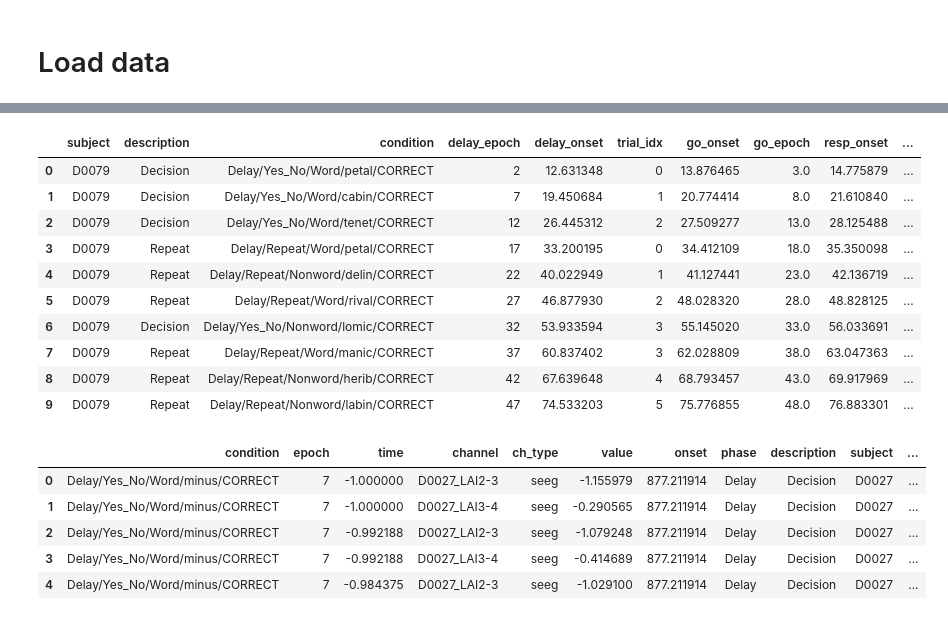
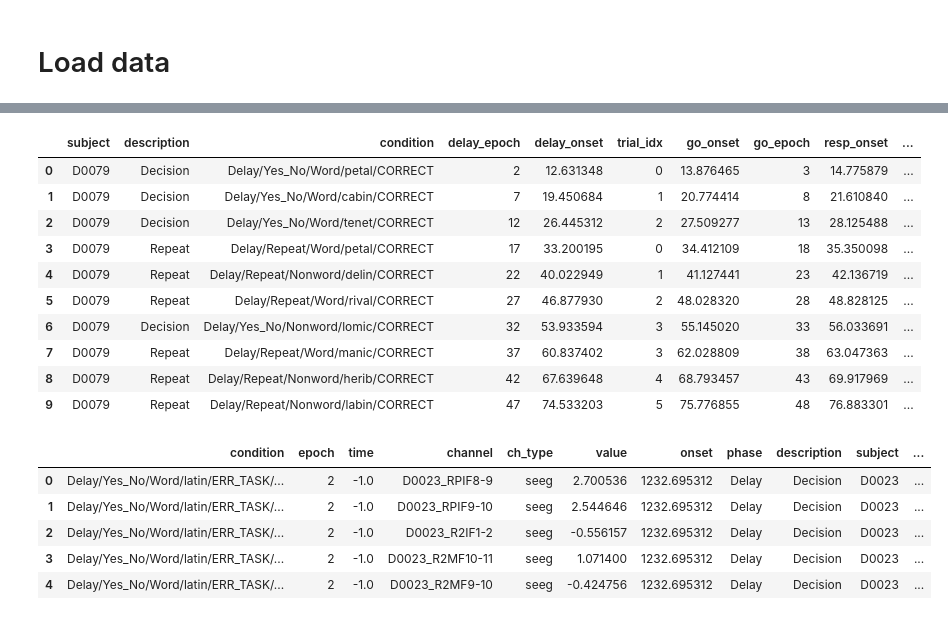
Before and after one commit to shinanlin/insula, a Jupyter notebook: notebooks/RT.ipynb, the cells around one changed output, grey strips where cells are left out. Saved outputs shown, nothing was run; the diff lists cells and outputs as text; code cells hidden in the pictures.

```diff
--- a/notebooks/RT.ipynb
+++ b/notebooks/RT.ipynb
@@ -192,13 +192,17 @@ PIC electrode count: 180416
 bids_root = '/cwork/ns458/BIDS-1.0_LexicalDecRepDelay/BIDS/'
 # %%
 # load label array
+mne.set_log_level('WARNING')
 phases = ['Delay', 'Go', 'Response']
 conditions = ['Decision','Repeat']
 
 epos = []
 
 subset = HGAs[
-    (HGAs.roi.isin(['AIC']))
+    (HGAs.roi.isin(['PIC','AIC','STG','SMC','dACC',
+                    'ITG','SMG','MTG','IFG','SFG',
+                    'MFG','STS','AG','SPL','IPL',
+                    'HG']))
     &(HGAs.task=='LexicalDelay')
 ]
 
@@ -409,48 +297,53 @@ trials['rt'] = trials['resp_onset'] - trials['go_onset']
 trials.head(10)
 # %% [output]
 |  | subject | description | condition | delay_epoch | delay_onset | trial_idx | go_onset | go_epoch | resp_onset | ... |
-| 0 | D0079 | Decision | Delay/Yes_No/Word/petal/CORRECT | 2 | 12.631348 | 0 | 13.876465 | 3.0 | 14.775879 | ... |
-| 1 | D0079 | Decision | Delay/Yes_No/Word/cabin/CORRECT | 7 | 19.450684 | 1 | 20.774414 | 8.0 | 21.610840 | ... |
-| 2 | D0079 | Decision | Delay/Yes_No/Word/tenet/CORRECT | 12 | 26.445312 | 2 | 27.509277 | 13.0 | 28.125488 | ... |
-| 3 | D0079 | Repeat | Delay/Repeat/Word/petal/CORRECT | 17 | 33.200195 | 0 | 34.412109 | 18.0 | 35.350098 | ... |
-| 4 | D0079 | Repeat | Delay/Repeat/Nonword/delin/CORRECT | 22 | 40.022949 | 1 | 41.127441 | 23.0 | 42.136719 | ... |
-| 5 | D0079 | Repeat | Delay/Repeat/Word/rival/CORRECT | 27 | 46.877930 | 2 | 48.028320 | 28.0 | 48.828125 | ... |
-| 6 | D0079 | Decision | Delay/Yes_No/Nonword/lomic/CORRECT | 32 | 53.933594 | 3 | 55.145020 | 33.0 | 56.033691 | ... |
-| 7 | D0079 | Repeat | Delay/Repeat/Word/manic/CORRECT | 37 | 60.837402 | 3 | 62.028809 | 38.0 | 63.047363 | ... |
-| 8 | D0079 | Repeat | Delay/Repeat/Nonword/herib/CORRECT | 42 | 67.639648 | 4 | 68.793457 | 43.0 | 69.917969 | ... |
-| 9 | D0079 | Repeat | Delay/Repeat/Nonword/labin/CORRECT | 47 | 74.533203 | 5 | 75.776855 | 48.0 | 76.883301 | ... |
+| 0 | D0079 | Decision | Delay/Yes_No/Word/petal/CORRECT | 2 | 12.631348 | 0 | 13.876465 | 3 | 14.775879 | ... |
+| 1 | D0079 | Decision | Delay/Yes_No/Word/cabin/CORRECT | 7 | 19.450684 | 1 | 20.774414 | 8 | 21.610840 | ... |
+| 2 | D0079 | Decision | Delay/Yes_No/Word/tenet/CORRECT | 12 | 26.445312 | 2 | 27.509277 | 13 | 28.125488 | ... |
+| 3 | D0079 | Repeat | Delay/Repeat/Word/petal/CORRECT | 17 | 33.200195 | 0 | 34.412109 | 18 | 35.350098 | ... |
+| 4 | D0079 | Repeat | Delay/Repeat/Nonword/delin/CORRECT | 22 | 40.022949 | 1 | 41.127441 | 23 | 42.136719 | ... |
+| 5 | D0079 | Repeat | Delay/Repeat/Word/rival/CORRECT | 27 | 46.877930 | 2 | 48.028320 | 28 | 48.828125 | ... |
+| 6 | D0079 | Decision | Delay/Yes_No/Nonword/lomic/CORRECT | 32 | 53.933594 | 3 | 55.145020 | 33 | 56.033691 | ... |
+| 7 | D0079 | Repeat | Delay/Repeat/Word/manic/CORRECT | 37 | 60.837402 | 3 | 62.028809 | 38 | 63.047363 | ... |
+| 8 | D0079 | Repeat | Delay/Repeat/Nonword/herib/CORRECT | 42 | 67.639648 | 4 | 68.793457 | 43 | 69.917969 | ... |
+| 9 | D0079 | Repeat | Delay/Repeat/Nonword/labin/CORRECT | 47 | 74.533203 | 5 | 75.776855 | 48 | 76.883301 | ... |
 # %%
 # 把 RT merge 回包含 Delay/Go/Response 的长表
 # 构建 phase+epoch -> idx/rt/condition 的映射
 phase_map = pd.concat([
     trials[['subject','description','trial_idx','condition','rt','delay_epoch']]
         .rename(columns={'trial_idx':'idx','delay_epoch':'epoch'})
         .assign(phase='Delay'),
     trials[['subject','description','trial_idx','condition','rt','go_epoch']]
         .rename(columns={'trial_idx':'idx','go_epoch':'epoch'})
         .assign(phase='Go'),
     trials[['subject','description','trial_idx','condition','rt','resp_epoch']]
         .rename(columns={'trial_idx':'idx','resp_epoch':'epoch'})
         .assign(phase='Response'),
 ], ignore_index=True)
 
-# 合并回 epos（保留所有 phase）
+
 epos = (
     epos
     .merge(
         phase_map,
         on=['subject','description','phase','epoch'],
         how='left',
         suffixes=('', '_trial')
     )
     .drop(columns=['condition_trial'])
 )
 
+epos = epos[(
+    (epos.rt<2)
+    & (epos.rt>0)
+)]
+
 epos.head()
 # %% [output]
 |  | condition | epoch | time | channel | ch_type | value | onset | phase | description | subject | ... |
-| 0 | Delay/Yes_No/Word/minus/CORRECT | 7 | -1.000000 | D0027_LAI2-3 | seeg | -1.155979 | 877.211914 | Delay | Decision | D0027 | ... |
-| 1 | Delay/Yes_No/Word/minus/CORRECT | 7 | -1.000000 | D0027_LAI3-4 | seeg | -0.290565 | 877.211914 | Delay | Decision | D0027 | ... |
-| 2 | Delay/Yes_No/Word/minus/CORRECT | 7 | -0.992188 | D0027_LAI2-3 | seeg | -1.079248 | 877.211914 | Delay | Decision | D0027 | ... |
-| 3 | Delay/Yes_No/Word/minus/CORRECT | 7 | -0.992188 | D0027_LAI3-4 | seeg | -0.414689 | 877.211914 | Delay | Decision | D0027 | ... |
-| 4 | Delay/Yes_No/Word/minus/CORRECT | 7 | -0.984375 | D0027_LAI2-3 | seeg | -1.029100 | 877.211914 | Delay | Decision | D0027 | ... |
+| 0 | Delay/Yes_No/Word/latin/ERR_TASK/... | 2 | -1.0 | D0023_RPIF8-9 | seeg | 2.700536 | 1232.695312 | Delay | Decision | D0023 | ... |
+| 1 | Delay/Yes_No/Word/latin/ERR_TASK/... | 2 | -1.0 | D0023_RPIF9-10 | seeg | 2.544646 | 1232.695312 | Delay | Decision | D0023 | ... |
+| 2 | Delay/Yes_No/Word/latin/ERR_TASK/... | 2 | -1.0 | D0023_R2IF1-2 | seeg | -0.556157 | 1232.695312 | Delay | Decision | D0023 | ... |
+| 3 | Delay/Yes_No/Word/latin/ERR_TASK/... | 2 | -1.0 | D0023_R2MF10-11 | seeg | 1.071400 | 1232.695312 | Delay | Decision | D0023 | ... |
+| 4 | Delay/Yes_No/Word/latin/ERR_TASK/... | 2 | -1.0 | D0023_R2MF9-10 | seeg | -0.424756 | 1232.695312 | Delay | Decision | D0023 | ... |
```
Also changed, not shown: parts of 14 cells of this notebook.
